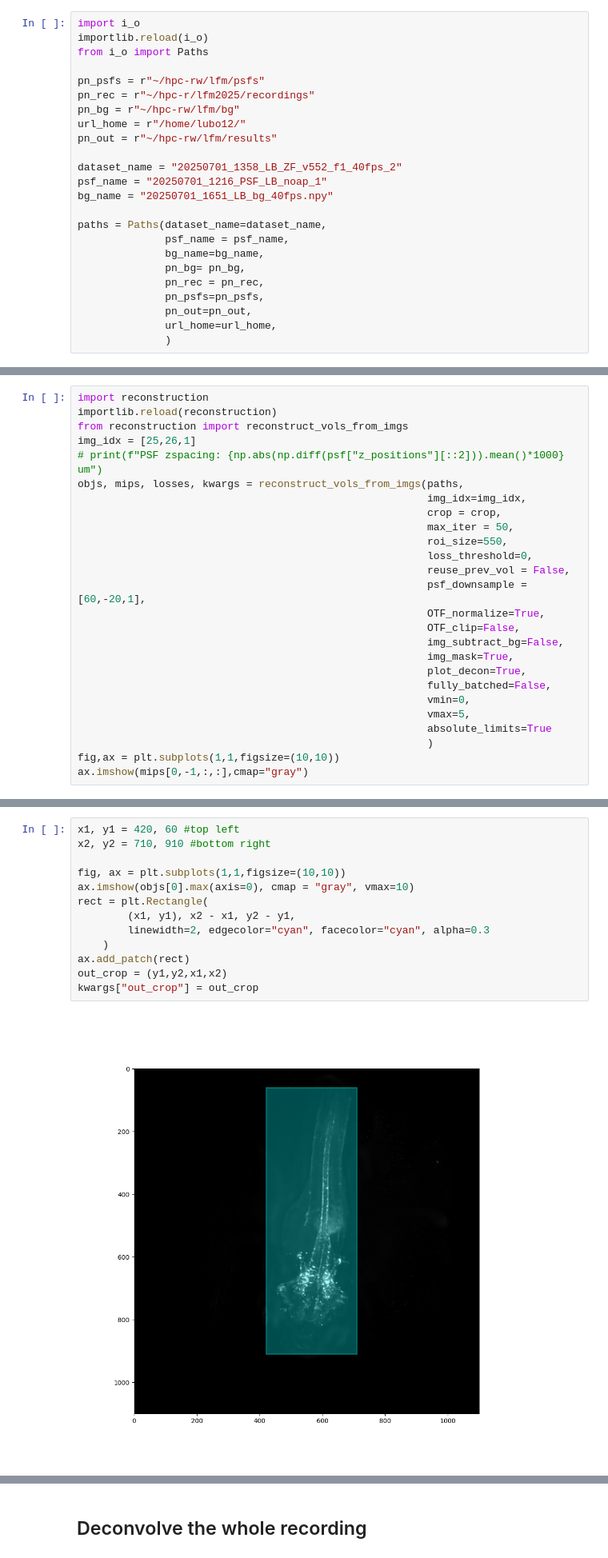
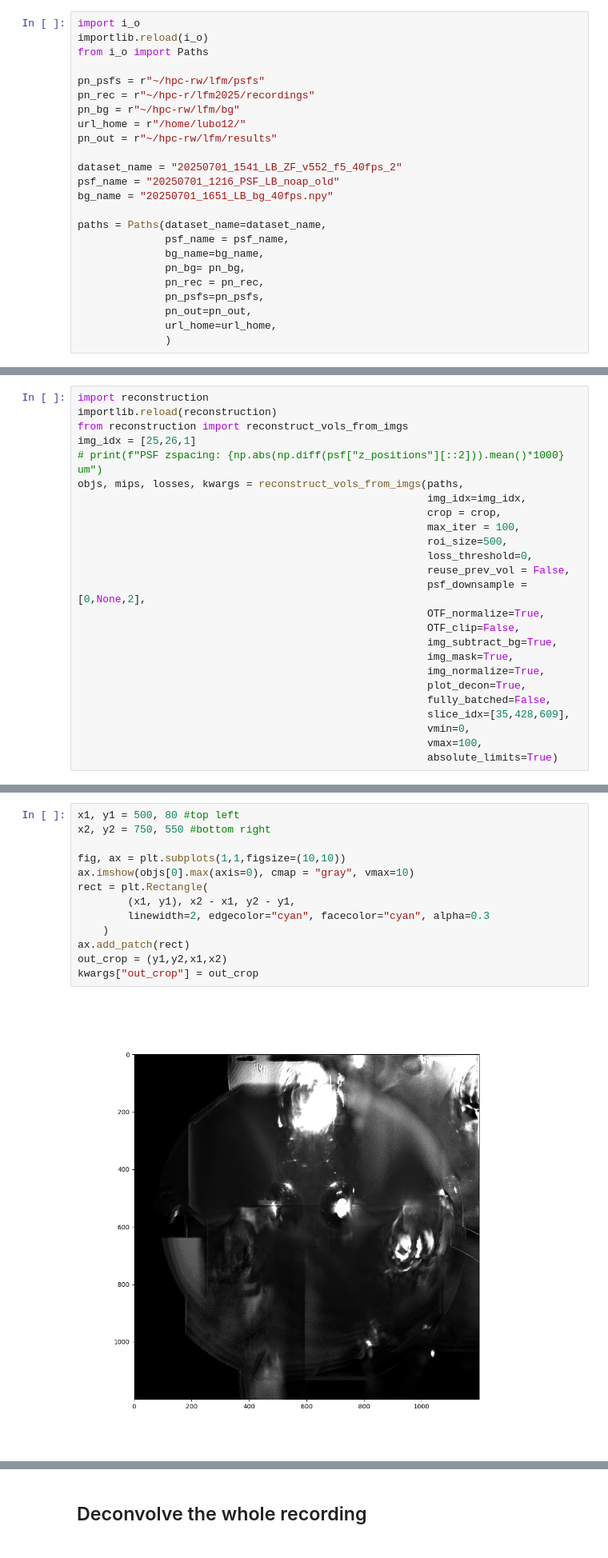
Before and after one commit to LukBorn/LFM, a Jupyter notebook: imaging/deconvolve_recording.ipynb, the cells around one changed output, grey strips where cells are left out. Shown at 80% size. Saved outputs shown, nothing was run; the diff lists cells and outputs as text.

```diff
--- a/imaging/deconvolve_recording.ipynb
+++ b/imaging/deconvolve_recording.ipynb
@@ -101,8 +92,8 @@ pn_bg = r"~/hpc-rw/lfm/bg"
 url_home = r"/home/lubo12/"
 pn_out = r"~/hpc-rw/lfm/results"
 
-dataset_name = "20250701_1358_LB_ZF_v552_f1_40fps_2"
-psf_name = "20250701_1216_PSF_LB_noap_1"
+dataset_name = "20250701_1541_LB_ZF_v552_f5_40fps_2"
+psf_name = "20250701_1216_PSF_LB_noap_old"
 bg_name = "20250701_1651_LB_bg_40fps.npy"
 
 paths = Paths(dataset_name=dataset_name,
@@ -185,21 +186,20 @@ img_idx = [25,26,1]
 objs, mips, losses, kwargs = reconstruct_vols_from_imgs(paths,
                                                         img_idx=img_idx,
                                                         crop = crop,
-                                                        max_iter = 50,
-                                                        roi_size=550,
+                                                        max_iter = 100,
+                                                        roi_size=500,
                                                         loss_threshold=0,
                                                         reuse_prev_vol = False,
-                                                        psf_downsample = [60,-20,1],
+                                                        psf_downsample = [0,None,2],
                                                         OTF_normalize=True,
                                                         OTF_clip=False,
-                                                        img_subtract_bg=False,
+                                                        img_subtract_bg=True,
                                                         img_mask=True,
+                                                        img_normalize=True,
                                                         plot_decon=True,
                                                         fully_batched=False,
+                                                        slice_idx=[35,428,609],
                                                         vmin=0,
-                                                        vmax=5,
-                                                        absolute_limits=True
-                                                        )
-fig,ax = plt.subplots(1,1,figsize=(10,10))
-ax.imshow(mips[0,-1,:,:],cmap="gray")
+                                                        vmax=100,
+                                                        absolute_limits=True)
 # %% [output]
@@ -240,18 +257,18 @@ array3d_to_video(mips[0],  os.path.join(paths.pn_outrec,"testmip",f"{deconv_titl
 '/home/lubo12/hpc-rw/lfm/results/20250701_1358_LB_ZF_v552_f1_40fps_2/testmip/deconv_f25_roi500_img_masked_vmin0_vmax5_al_OTF_20250701_1216_PSF_LB_noap_1_pad201_norm_dwn[60, -30, 1].mp4'
 [figure]
 # %%
-x1, y1 = 420, 60 #top left
-x2, y2 = 710, 910 #bottom right
+x1, y1 = 500, 80 #top left
+x2, y2 = 750, 550 #bottom right
 
 fig, ax = plt.subplots(1,1,figsize=(10,10))
 ax.imshow(objs[0].max(axis=0), cmap = "gray", vmax=10)
 rect = plt.Rectangle(
         (x1, y1), x2 - x1, y2 - y1,
         linewidth=2, edgecolor="cyan", facecolor="cyan", alpha=0.3
     )
 ax.add_patch(rect)
 out_crop = (y1,y2,x1,x2)
 kwargs["out_crop"] = out_crop
 # %% [output]
-[figure, old version]
+[figure, new version]
 # %%
```
Also changed, not shown: parts of 17 cells of this notebook, 15 other files.
